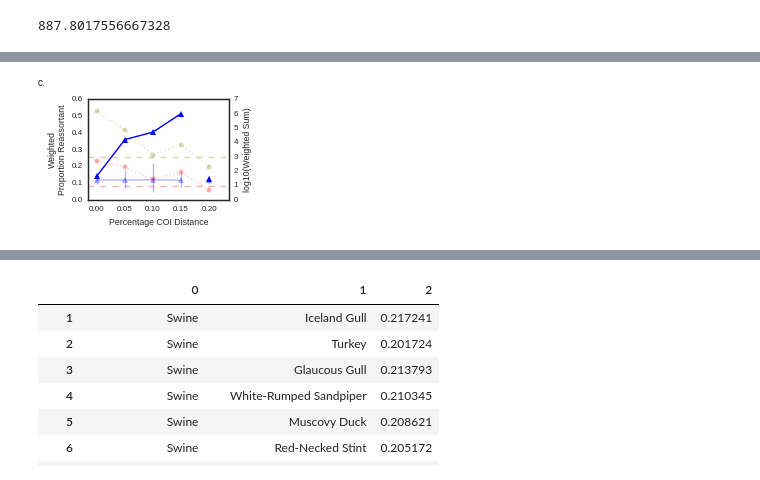
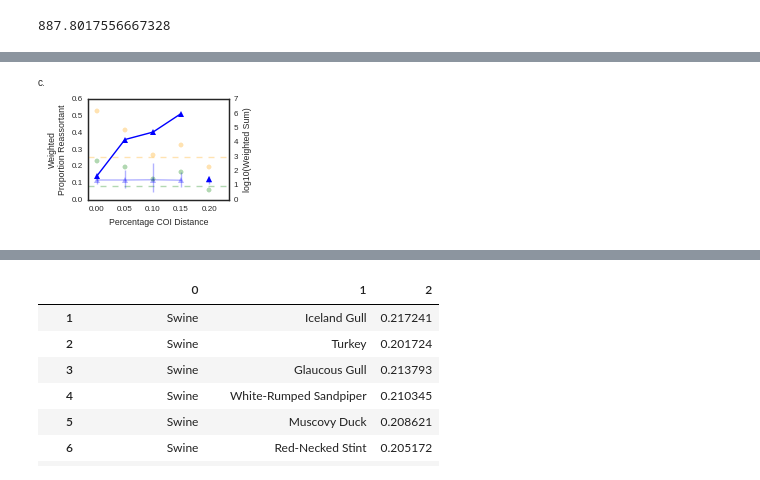
Before and after one commit to ericmjl/influenza-global-reassortment, a Jupyter notebook: Make Figure - Proportion Reassortant.ipynb, the cells around one changed output, grey strips where cells are left out. Cells and saved outputs as stored; diff of their text form; code cells hidden in the pictures.

```diff
--- a/Make Figure - Proportion Reassortant.ipynb
+++ b/Make Figure - Proportion Reassortant.ipynb
@@ -361,23 +361,26 @@ ind = np.arange(len(means))
 width = 0.35
 
 ax = fig.add_subplot(1,1,1)
-ax.bar(ind, means, width=width, color='blue', label='Null', yerr=np.array(stds)*3, alpha=0.5)
+ax.bar(ind, means, width=width, color='blue', label='Null', yerr=np.array(stds)*3, alpha=0.3)
 ax.bar(ind+width, data, width=width, color='blue', label='Data')
 ax.set_xticks(ind+width)
 ax.set_xticklabels(names, rotation=45, ha='right')
 ax.set_ylabel('Weighted\nProportion Reassortant')
 ax.set_xlabel('Host Group Transition')
 
+for i, label in enumerate(ax.get_xaxis().get_ticklabels()):
+    if log10weights[i] > 3 or log10reassort[i] > 1:
+        label.set_weight('bold')
 
 ax2 = ax.twinx()
-ax2.scatter(ind+width, log10weights, color='olive', label='Total', alpha=0.3)
-ax2.scatter(ind+width, log10reassort, color='red', label='Reassortant', alpha=0.3)
+ax2.scatter(ind+width, log10weights, color='orange', label='Total', alpha=0.3)
+ax2.scatter(ind+width, log10reassort, color='green', label='Reassortant', alpha=0.3)
 ax2.set_ylabel('log10(Weighted Sum)')
 ax.legend(loc='upper left')
 ax2.legend(loc='upper right')
 
-ax2.axhline(y=1, color='red', alpha=0.3, linestyle='--')
-ax2.axhline(y=3, color='olive', alpha=0.3, linestyle='--')
+ax2.axhline(y=1, color='green', alpha=0.3, linestyle='--')
+ax2.axhline(y=3, color='orange', alpha=0.3, linestyle='--')
 
 ax.annotate('b.', xy=(0,1), xycoords='figure fraction', va='top', ha='left')
 # plt.legend()
@@ -824,38 +827,38 @@ c_xs = np.array(total_counts.index)
 c_ys = total_counts['Clonal'] + total_counts['Reassortant']
 c_handle = ax2.scatter(x=c_xs,
                        y=c_ys,
-                       color='olive',
+                       color='orange',
                        alpha=0.3)
 # Plot the line
-c_ys.plot(color='olive', alpha=0.3, linestyle=':')
+# c_ys.plot(color='olive', alpha=1, linestyle=':')
 
 # Plot the points version
 r_xs = np.array(total_counts.index)
 r_ys = total_counts['Reassortant']
 r_handle = ax2.scatter(x=r_xs,
                        y=r_ys,
-                       color='red',
+                       color='green',
                        alpha=0.3,
                        label='Reassortant')
 
 # Plot the line version
-r_ys.plot(color='red', alpha=0.3, linestyle=':')
+# r_ys.plot(color='red', alpha=1, linestyle=':')
 
 # Set axes parameters
 ax.set_xlim(-0.015, 0.235)
 ax.set_ylabel('Weighted\nProportion Reassortant')
 ax2.set_ylabel('log10(Weighted Sum)')
 ax.set_xlabel('Percentage COI Distance')
 ax.annotate('c.', xy=(0,1), xycoords='figure fraction', va='top', ha='left')
 
 # Draw the horizontal lines
-ax2.axhline(y=1, color='red', linestyle='--', alpha=0.3)
-ax2.axhline(y=3, color='olive', linestyle='--', alpha=0.3)
+ax2.axhline(y=1, color='green', linestyle='--', alpha=0.3)
+ax2.axhline(y=3, color='orange', linestyle='--', alpha=0.3)
 
 # Final adjustments on the plot
 plt.subplots_adjust(left=0.2, right=0.85, bottom=0.2)
 
 # Save figure.
 plt.savefig('figures/Proportion Reassortant COI.pdf')
 # %% [output]
-[figure, old version]
+[figure, new version]
```
Also changed, not shown: parts of 3 cells of this notebook, 3 other files.
